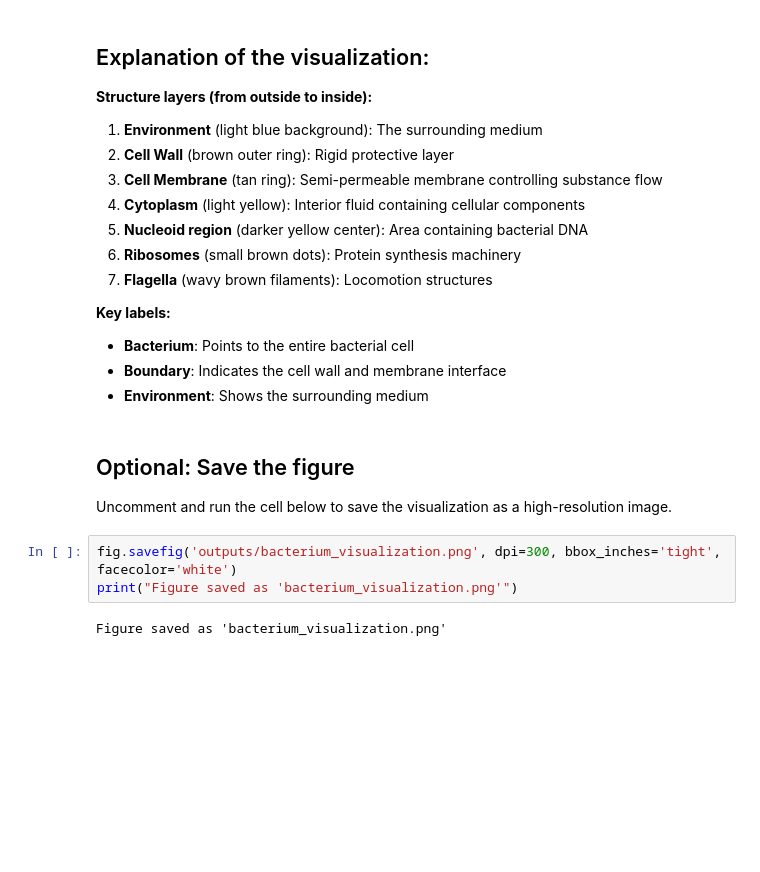
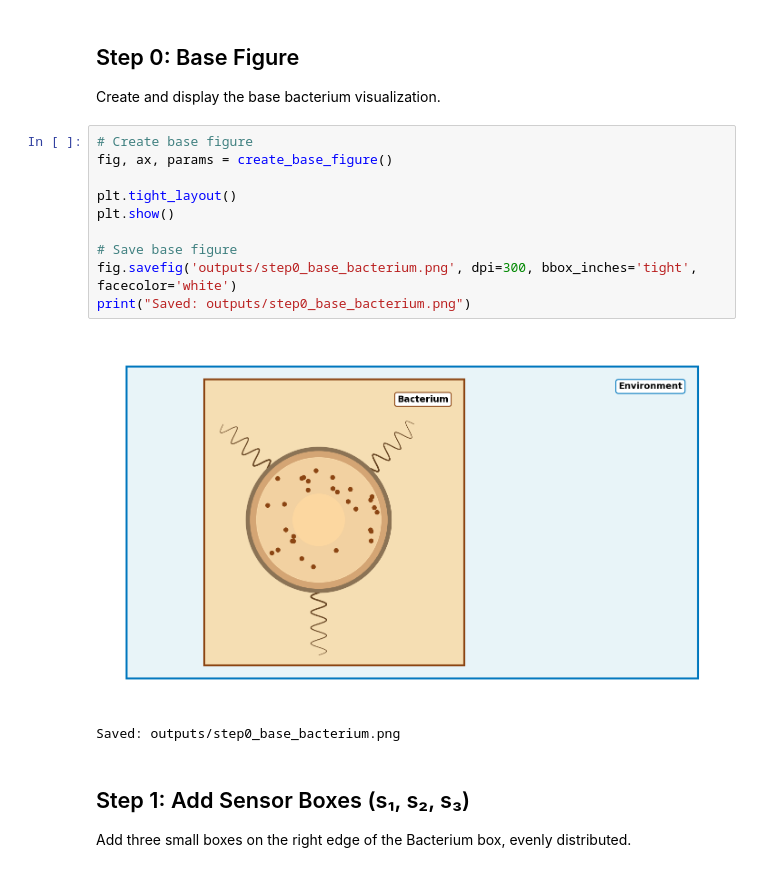
Before and after one commit to ChrisPedder/QMUL-Lecture, a Jupyter notebook: notebooks/bacterium_visualization.ipynb, the cells around one changed output. Drawn from its saved outputs; the diff is of its cells as text; blank space fills up the shorter version.

```diff
--- a/notebooks/bacterium_visualization.ipynb
+++ b/notebooks/bacterium_visualization.ipynb
@@ -129,24 +151,21 @@ plt.show()
-# %% [markdown]
-## Explanation of the visualization:
-
-**Structure layers (from outside to inside):**
-1. **Environment** (light blue background): The surrounding medium
-2. **Cell Wall** (brown outer ring): Rigid protective layer
-3. **Cell Membrane** (tan ring): Semi-permeable membrane controlling substance flow
-4. **Cytoplasm** (light yellow): Interior fluid containing cellular components
-5. **Nucleoid region** (darker yellow center): Area containing bacterial DNA
-6. **Ribosomes** (small brown dots): Protein synthesis machinery
-7. **Flagella** (wavy brown filaments): Locomotion structures
-
-**Key labels:**
-- **Bacterium**: Points to the entire bacterial cell
-- **Boundary**: Indicates the cell wall and membrane interface
-- **Environment**: Shows the surrounding medium
-# %% [markdown]
-## Optional: Save the figure
-Uncomment and run the cell below to save the visualization as a high-resolution image.
+# %% [markdown]
+## Step 0: Base Figure
+
+Create and display the base bacterium visualization.
 # %%
-fig.savefig('outputs/bacterium_visualization.png', dpi=300, bbox_inches='tight', facecolor='white')
-print("Figure saved as 'bacterium_visualization.png'")
+# Create base figure
+fig, ax, params = create_base_figure()
+
+plt.tight_layout()
+plt.show()
+
+# Save base figure
+fig.savefig('outputs/step0_base_bacterium.png', dpi=300, bbox_inches='tight', facecolor='white')
+print("Saved: outputs/step0_base_bacterium.png")
 # %% [output]
+[figure, added]
-Figure saved as 'bacterium_visualization.png'
+Saved: outputs/step0_base_bacterium.png
+# %% [markdown]
+## Step 1: Add Sensor Boxes (s₁, s₂, s₃)
+
+Add three small boxes on the right edge of the Bacterium box, evenly distributed.
```
Also changed, not shown: parts of 14 cells of this notebook, 10 other files.
